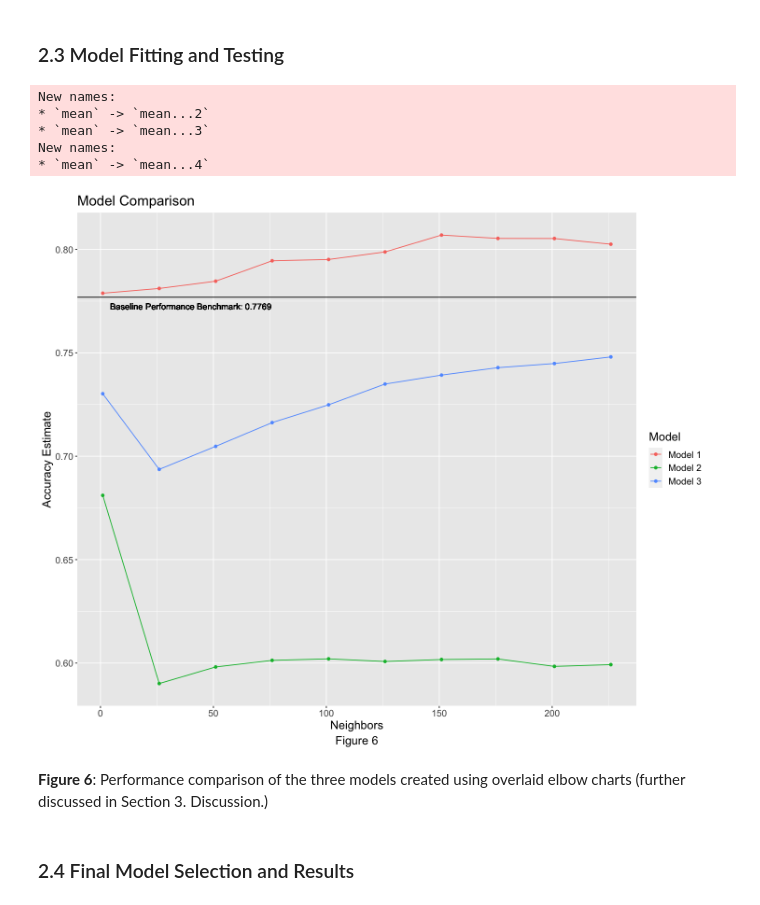
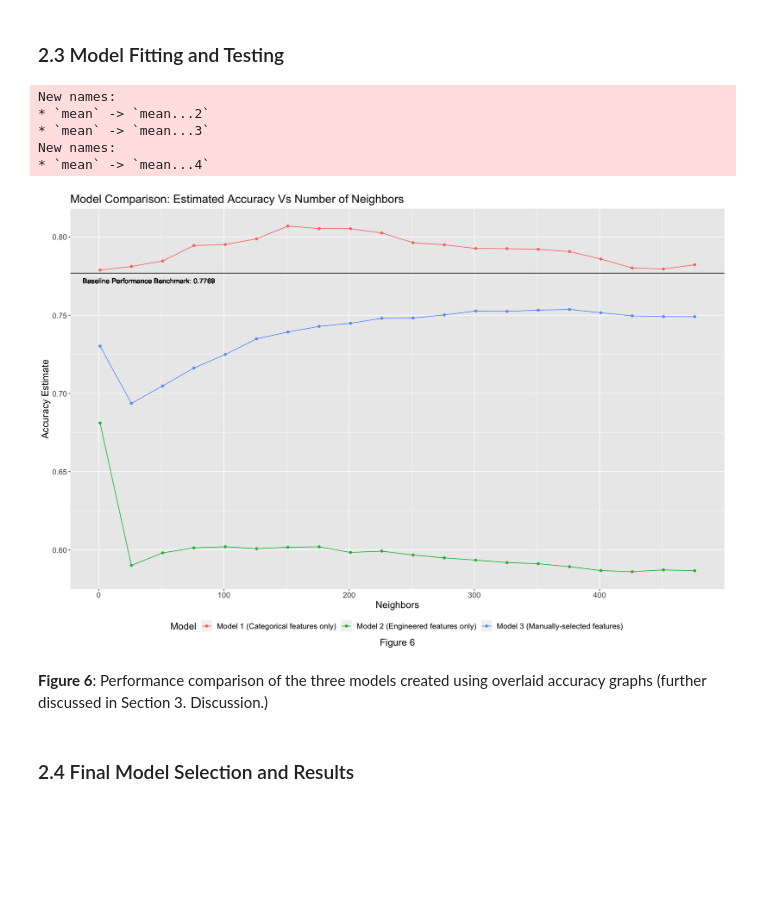
Before and after one commit to ericpien/Credit-Card-Default-Prediction, a Jupyter notebook: project_report.ipynb, the cells around one changed output. Cells and saved outputs as stored; diff of their text form; code cells hidden in the pictures; blank space fills up the shorter version.

Commit message:
Final draft push
+ Increased # of Ns tested to 500.
+ Edited chart titles

```diff
--- a/project_report.ipynb
+++ b/project_report.ipynb
@@ -559,7 +559,7 @@ knn_spec <- nearest_neighbor(weight_func = 'rectangular', neighbors = tune()) |>
       set_mode("classification")
 
 # create a tibble of values to try
-k_vals <- tibble(neighbors = seq(from = 1, to = 250, by = 25))
+k_vals <- tibble(neighbors = seq(from = 1, to = 500, by = 25))
 # %%
 # 1. Model using strictly the categorical factors
 cc_categorical_recipe <- recipe(y ~ sex + marital_status + education + status_09, data = credit_card_train) |>
@@ -605,40 +605,41 @@ cc_high_correlation_fit <- workflow() |>
 # Creating summary table
 summary_table <- select(filter(cc_categorical_fit, .metric == "accuracy"), neighbors, mean) |>
     bind_cols(select(filter(cc_new_features_fit, .metric == "accuracy"), mean)) |>
     bind_cols(select(filter(cc_high_correlation_fit, .metric == "accuracy"), mean))
 
 colnames(summary_table) <- c('neighbors','Model 1','Model 2','Model 3')
 
 summary_table <- summary_table |>
     pivot_longer(cols = -neighbors,
     names_to = "grouping",
     values_to = "accuracy")
 
 # Plotting results
-options(repr.plot.width = 12, repr.plot.height = 10)
+options(repr.plot.width = 15, repr.plot.height = 10)
 cv_vold_plot <- summary_table |>
     ggplot() +
     geom_point(aes(x = neighbors, y = accuracy, colour = grouping)) +
     geom_line(aes(x = neighbors, y = accuracy, colour = grouping)) +
     labs(x = "Neighbors", y="Accuracy Estimate", colour = "Model"
         ,caption = paste0('Figure ', 6)) +
     geom_hline(yintercept = 0.7769, colour = "black") +
     geom_text(aes(40, 0.7769, label = "Baseline Performance Benchmark: 0.7769", vjust = 2))+
-    ggtitle("Model Comparison") +
-    scale_color_discrete(labels = c("Model 1", "Model 2", "Model 3"))+
+    ggtitle("Model Comparison: Estimated Accuracy Vs Number of Neighbors") +
+    scale_color_discrete(labels = c("Model 1 (Categorical features only)", "Model 2 (Engineered features only)", "Model 3 (Manually-selected features)"))+
     theme(text = element_text(size=15),
-        plot.caption =  element_text(size=15,hjust=0.5))
+        plot.caption =  element_text(size=15,hjust=0.5),
+        legend.position="bottom")
 
 cv_vold_plot
 # %% [output]
 New names:
 * `mean` -> `mean...2`
 * `mean` -> `mean...3`
 New names:
 * `mean` -> `mean...4`
-[figure, old version]
+[figure, new version]
 # %% [markdown]
-**Figure 6**: Performance comparison of the three models created using overlaid elbow charts (further discussed in Section 3. Discussion.)
+**Figure 6**: Performance comparison of the three models created using overlaid accuracy graphs (further discussed in Section 3. Discussion.)
 # %% [markdown]
 ### 2.4 Final Model Selection and Results
 # %%
```
Also changed, not shown: parts of 1 cell of this notebook.
